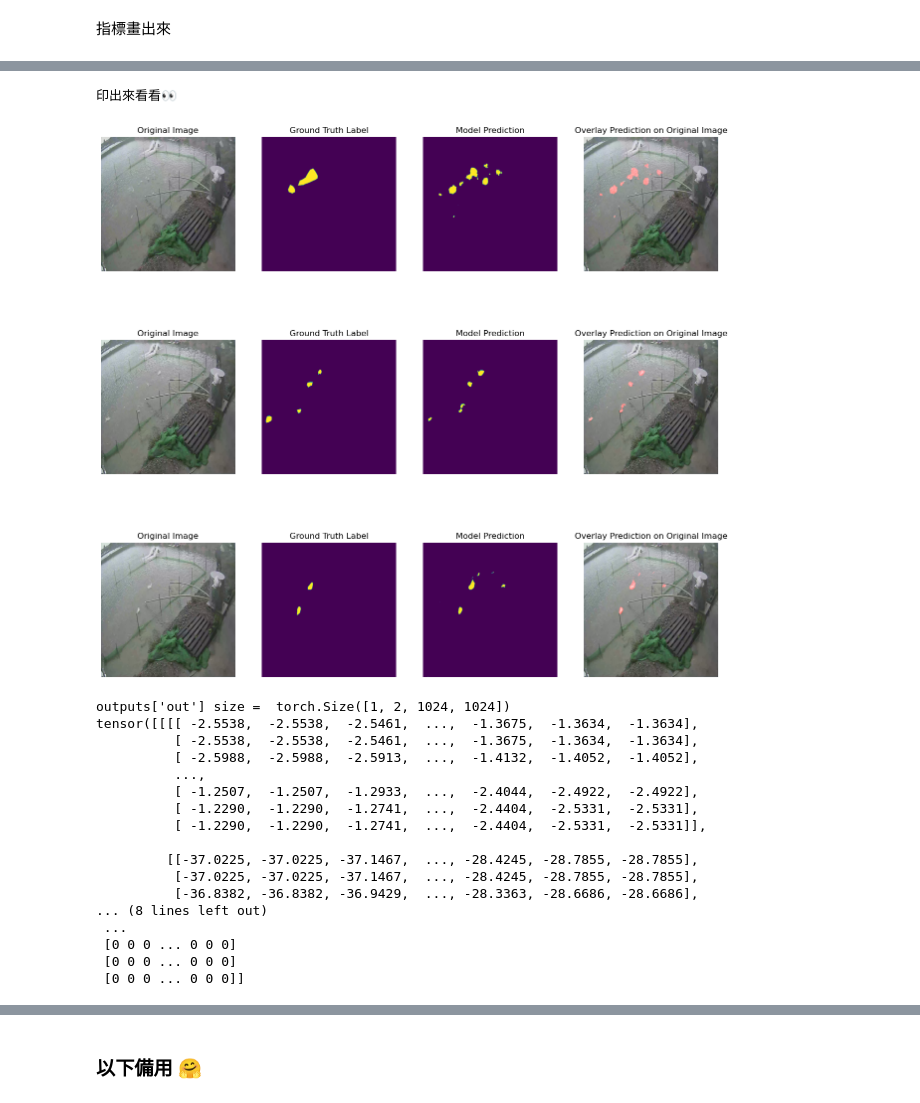
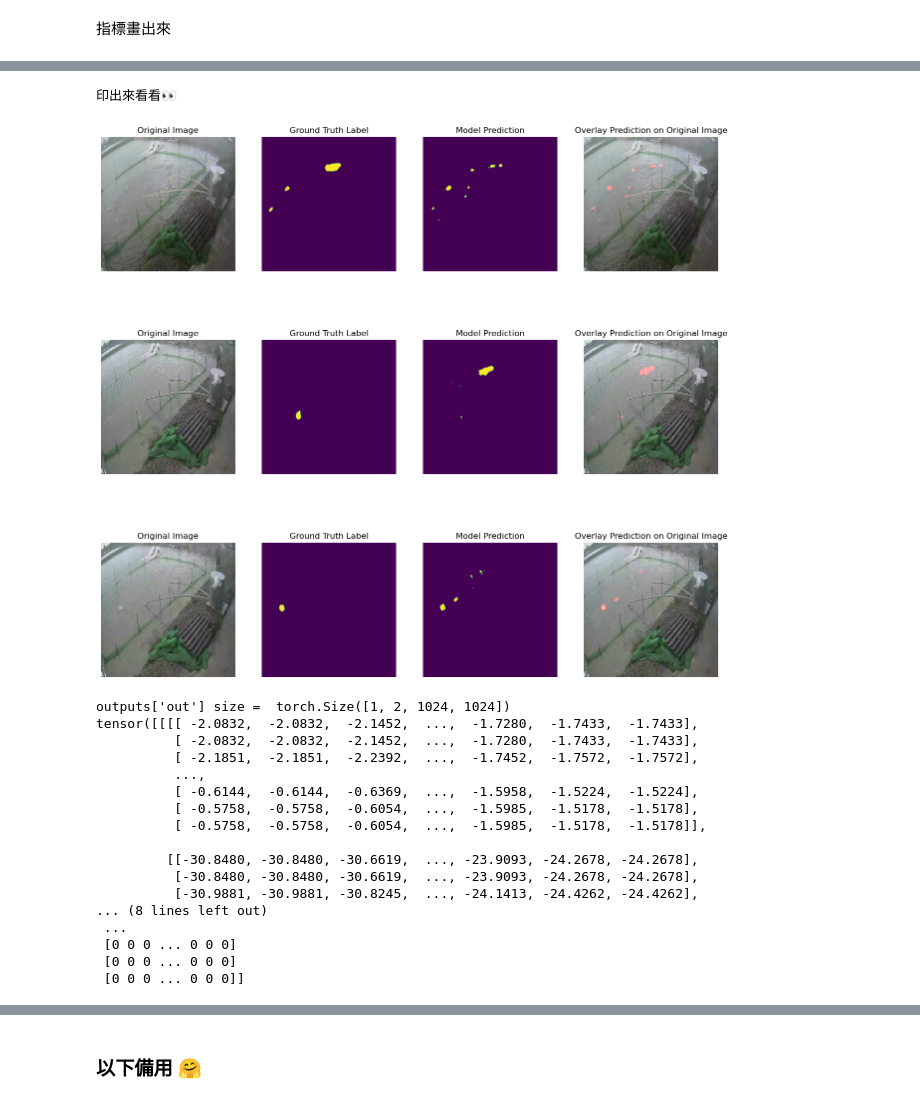
Before and after one commit to Eat-Apple-Again/RipplesDetection, a Jupyter notebook: KD_trial Kfold copy.ipynb, the cells around one changed output, grey strips where cells are left out. Cells and saved outputs as stored; diff of their text form; code cells hidden in the pictures.

```diff
--- a/KD_trial Kfold copy.ipynb
+++ b/KD_trial Kfold copy.ipynb
@@ -795,21 +859,21 @@ plt.show()
 # %%
 print("印出來看看👀")
-showSegmentationResult(segformer_model, val_dataset, num_images=3)
+showSegmentationResult(segformer_model_distillation, val_dataset, num_images=3)
 # %% [output]
 印出來看看👀
-[figure, old version]
+[figure, new version]
 outputs['out'] size =  torch.Size([1, 2, 1024, 1024])
-tensor([[[[ -2.5538,  -2.5538,  -2.5461,  ...,  -1.3675,  -1.3634,  -1.3634],
-          [ -2.5538,  -2.5538,  -2.5461,  ...,  -1.3675,  -1.3634,  -1.3634],
-          [ -2.5988,  -2.5988,  -2.5913,  ...,  -1.4132,  -1.4052,  -1.4052],
+tensor([[[[ -2.0832,  -2.0832,  -2.1452,  ...,  -1.7280,  -1.7433,  -1.7433],
+          [ -2.0832,  -2.0832,  -2.1452,  ...,  -1.7280,  -1.7433,  -1.7433],
+          [ -2.1851,  -2.1851,  -2.2392,  ...,  -1.7452,  -1.7572,  -1.7572],
           ...,
-          [ -1.2507,  -1.2507,  -1.2933,  ...,  -2.4044,  -2.4922,  -2.4922],
-          [ -1.2290,  -1.2290,  -1.2741,  ...,  -2.4404,  -2.5331,  -2.5331],
-          [ -1.2290,  -1.2290,  -1.2741,  ...,  -2.4404,  -2.5331,  -2.5331]],
+          [ -0.6144,  -0.6144,  -0.6369,  ...,  -1.5958,  -1.5224,  -1.5224],
+          [ -0.5758,  -0.5758,  -0.6054,  ...,  -1.5985,  -1.5178,  -1.5178],
+          [ -0.5758,  -0.5758,  -0.6054,  ...,  -1.5985,  -1.5178,  -1.5178]],
 
-         [[-37.0225, -37.0225, -37.1467,  ..., -28.4245, -28.7855, -28.7855],
-          [-37.0225, -37.0225, -37.1467,  ..., -28.4245, -28.7855, -28.7855],
-          [-36.8382, -36.8382, -36.9429,  ..., -28.3363, -28.6686, -28.6686],
+         [[-30.8480, -30.8480, -30.6619,  ..., -23.9093, -24.2678, -24.2678],
+          [-30.8480, -30.8480, -30.6619,  ..., -23.9093, -24.2678, -24.2678],
+          [-30.9881, -30.9881, -30.8245,  ..., -24.1413, -24.4262, -24.4262],
 ... (8 lines left out)
  ...
  [0 0 0 ... 0 0 0]
```
Also changed, not shown: parts of 7 cells of this notebook, 2 other files.
